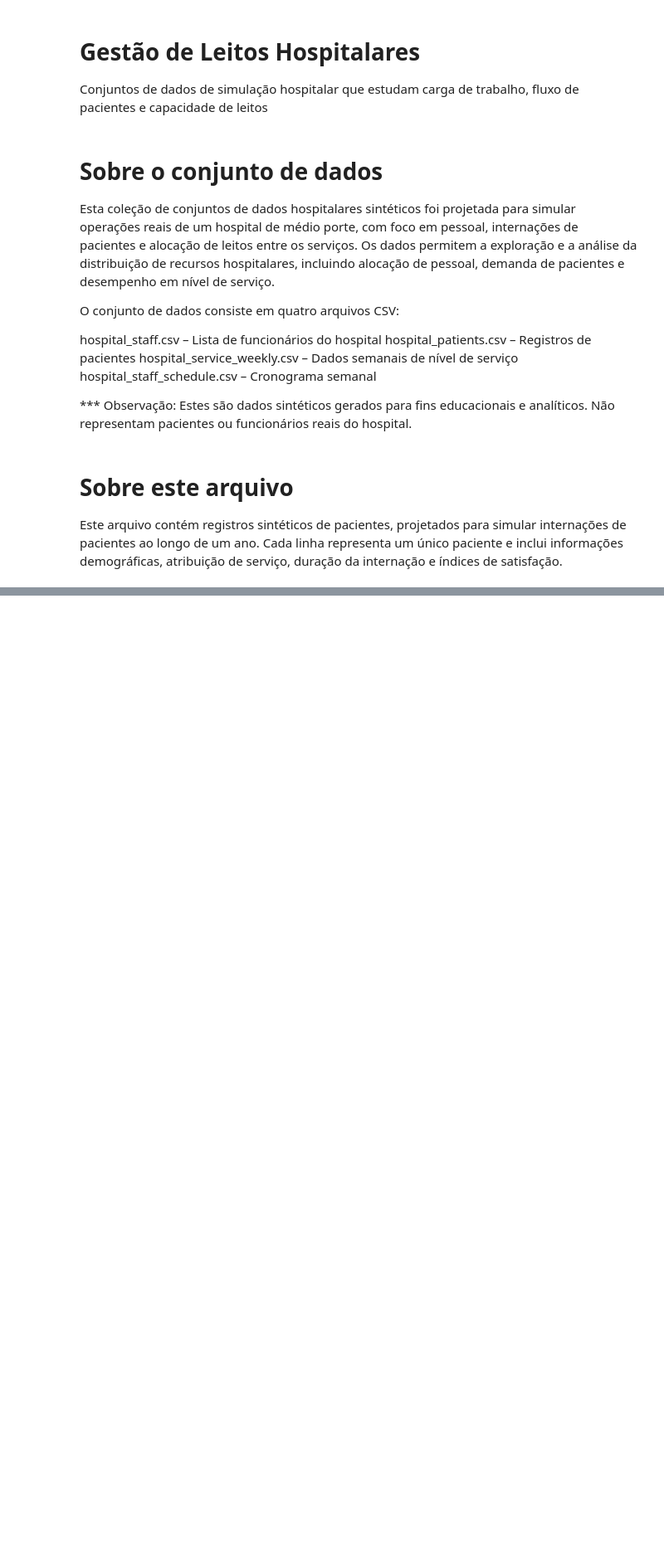
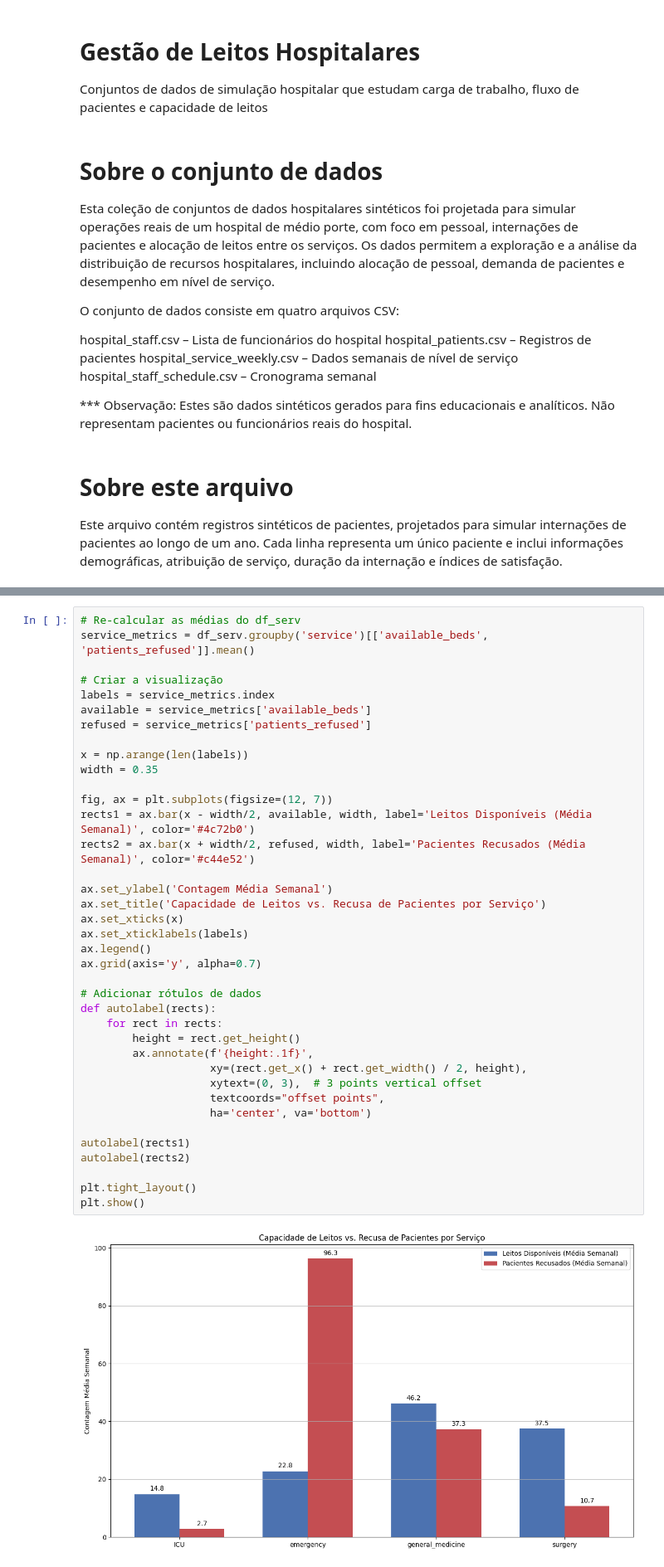
Before and after one commit to NathaliaSorg/Projeto-TripleTen, a Jupyter notebook: Gestão Hospitalares/Leitos.ipynb, the cells around one changed output, grey strips where cells are left out. Shown: that part at 83% size. Drawn from its saved outputs; the diff is of its cells as text; blank space fills up the shorter version.

```diff
--- a/Gestão Hospitalares/Leitos.ipynb
+++ b/Gestão Hospitalares/Leitos.ipynb
@@ -23,0 +166,40 @@ import pandas as pd
+# %%
+# Re-calcular as médias do df_serv
+service_metrics = df_serv.groupby('service')[['available_beds', 'patients_refused']].mean()
+
+# Criar a visualização
+labels = service_metrics.index
+available = service_metrics['available_beds']
+refused = service_metrics['patients_refused']
+
+x = np.arange(len(labels))
+width = 0.35
+
+fig, ax = plt.subplots(figsize=(12, 7))
+rects1 = ax.bar(x - width/2, available, width, label='Leitos Disponíveis (Média Semanal)', color='#4c72b0')
+rects2 = ax.bar(x + width/2, refused, width, label='Pacientes Recusados (Média Semanal)', color='#c44e52')
+
+ax.set_ylabel('Contagem Média Semanal')
+ax.set_title('Capacidade de Leitos vs. Recusa de Pacientes por Serviço')
+ax.set_xticks(x)
+ax.set_xticklabels(labels)
+ax.legend()
+ax.grid(axis='y', alpha=0.7)
+
+# Adicionar rótulos de dados
+def autolabel(rects):
+    for rect in rects:
+        height = rect.get_height()
+        ax.annotate(f'{height:.1f}',
+                    xy=(rect.get_x() + rect.get_width() / 2, height),
+                    xytext=(0, 3),  # 3 points vertical offset
+                    textcoords="offset points",
+                    ha='center', va='bottom')
+
+autolabel(rects1)
+autolabel(rects2)
+
+plt.tight_layout()
+plt.show()
+# %% [output]
+[figure, added]
```
Also changed, not shown: parts of 17 cells of this notebook.
